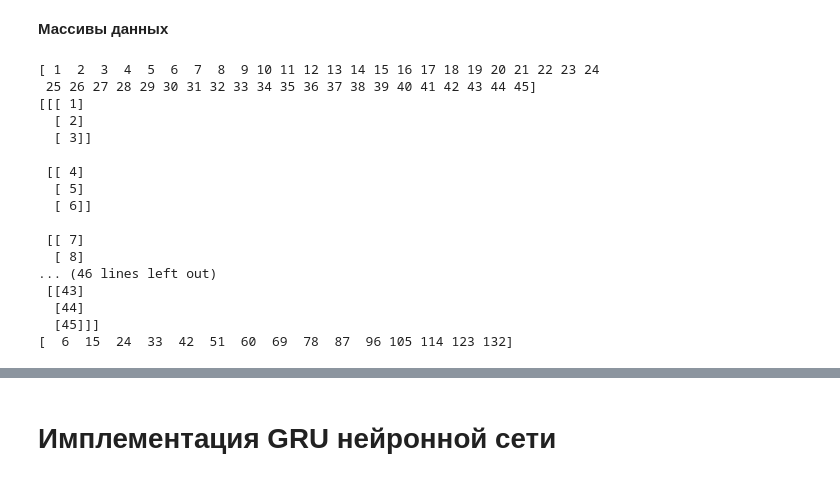
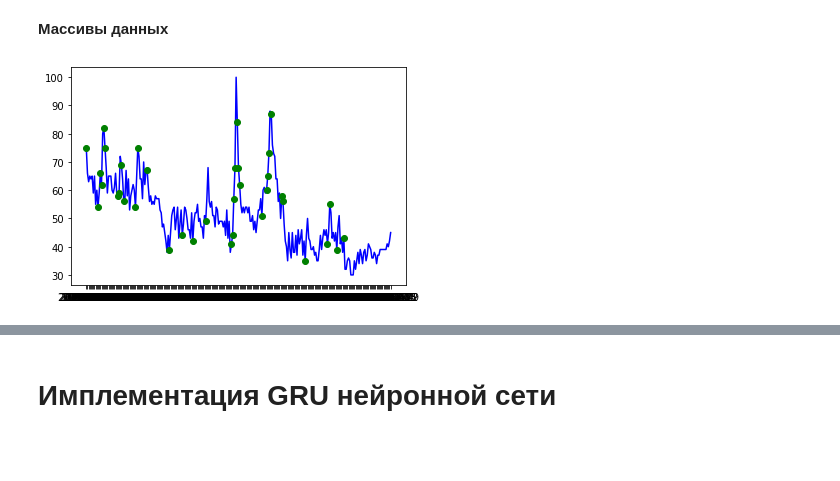
Before and after one commit to DenZhid/DeepLearningLabs, a Jupyter notebook: lab2/Lab2.ipynb, the cells around one changed output, grey strips where cells are left out. Saved outputs shown, nothing was run; the diff lists cells and outputs as text; code cells hidden in the pictures; blank space fills up the shorter version.

```diff
--- a/lab2/Lab2.ipynb
+++ b/lab2/Lab2.ipynb
@@ -28,31 +20,52 @@ import matplotlib.pyplot as plt
 # %% [markdown]
 **Массивы данных**
-# %%
-X = np.array([x+1 for x in range(45)])
-print(X)
-X = X.reshape(15,3,1)
-print(X)
-Y = list()
-for x in X:
-    Y.append(x.sum())
-
-Y = np.array(Y)
-print(Y)
-# %% [output]
-[ 1  2  3  4  5  6  7  8  9 10 11 12 13 14 15 16 17 18 19 20 21 22 23 24
- 25 26 27 28 29 30 31 32 33 34 35 36 37 38 39 40 41 42 43 44 45]
-[[[ 1]
-  [ 2]
-  [ 3]]
-
- [[ 4]
-  [ 5]
-  [ 6]]
-
- [[ 7]
-  [ 8]
-... (46 lines left out)
- [[43]
-  [44]
-  [45]]]
-[  6  15  24  33  42  51  60  69  78  87  96 105 114 123 132]
+# %%
+if not os.path.exists('kirkorov_search_trend_2015_2020.csv'):
+  !wget https://github.com/DenZhid/DeepLearningLabs/raw/master/lab2/resources/kirkorov_search_trend_2015_2020.csv
+
+if not os.path.exists('neural_networks_trend_2015-2020.csv'):
+  !wget https://github.com/DenZhid/DeepLearningLabs/raw/master/lab2/resources/neural_networks_trend_2015-2020.csv
+
+if not os.path.exists('videocards_search_trend_2015-2020.csv'):
+  !wget https://github.com/DenZhid/DeepLearningLabs/raw/master/lab2/resources/videocards_search_trend_2015-2020.csv
+
+dates = []
+values = []
+with open('videocards_search_trend_2015-2020.csv', 'r', newline='') as csvfile:
+  spamreader = csv.reader(csvfile, delimiter=',')
+  list_of_data = []
+  for row in spamreader:
+    list_of_data.append(row)
+  for i in range(0, 3):
+    list_of_data.pop(0)
+  for data in list_of_data:
+    dates.append(data[0])
+    values.append(int(data[1]))
+X_train = []
+X_train.append([values[0], values[0], values[0]])
+X_train.append([values[1], values[0], values[0]])
+X_train.append([values[2], values[1], values[0]])
+X_train.append([values[3], values[2], values[0]])
+for i in range(4, len(values)):
+  X_train.append([values[i], values[i-1], values[i-4]])
+
+Y_train = []
+if (values[0] - values[2] >= 10 or values[0] - values[2] <= -10):
+  Y_train.append(1)
+for i in range(1, len(values)-2):
+  if (values[i] - values[i+2] >= 10 and values[i-1] - values[i] >= -10
+      or values[i] - values[i+2] <= -10 and values[i-1] - values[i] <= 10):
+    Y_train.append(1)
+  else:
+    Y_train.append(0)
+Y_train.append(0)
+Y_train.append(0)
+plt.plot(dates, values, 'blue')
+for i in range(0, len(Y_train)):
+  if (Y_train[i] == 1):
+    plt.plot(dates[i], values[i], 'go')
+
+X_train = array(X_train).reshape(len(X_train), 3, 1)
+Y_train = array(Y_train)
+# %% [output]
+[figure, added]
```
Also changed, not shown: parts of 14 cells of this notebook.
